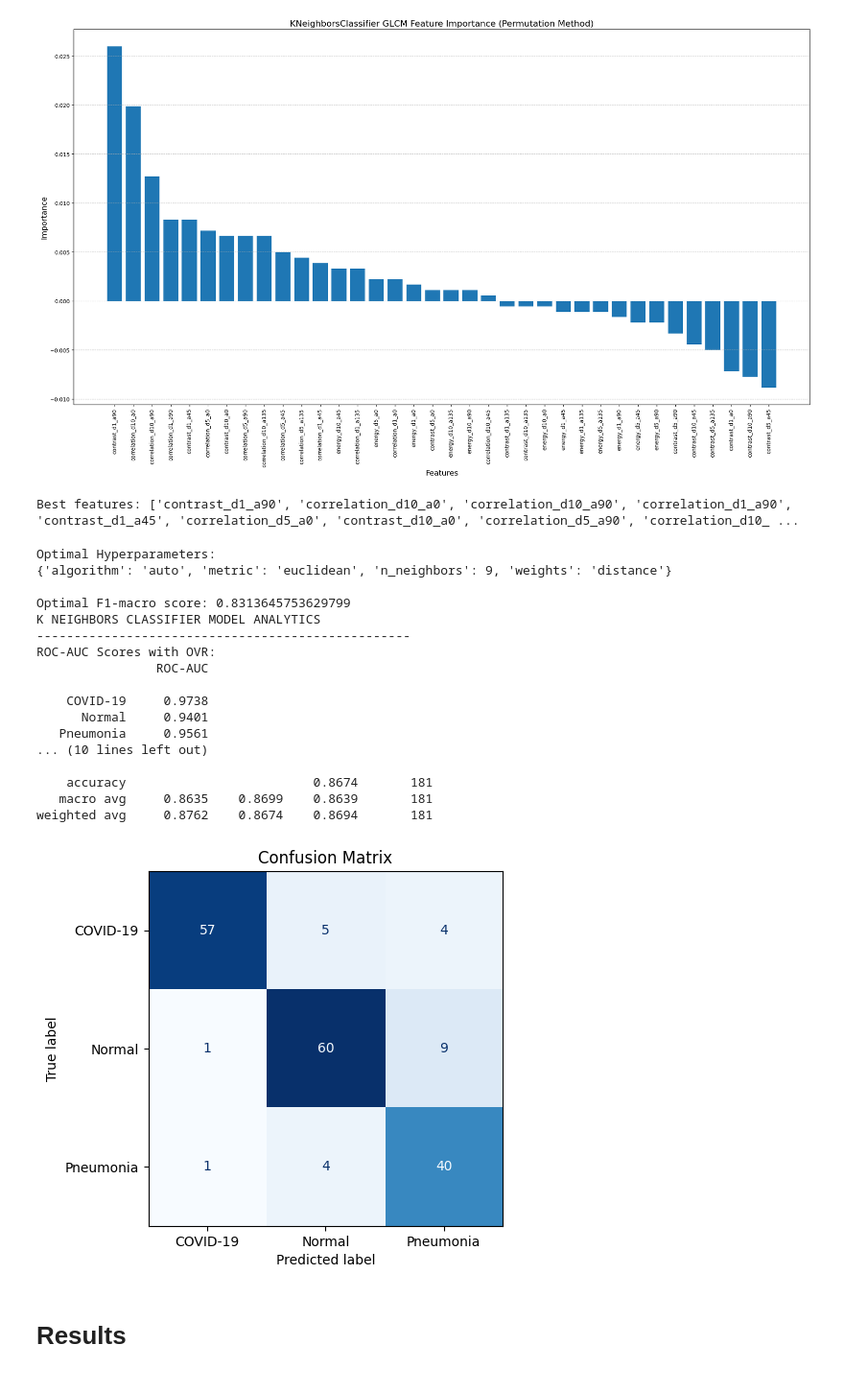
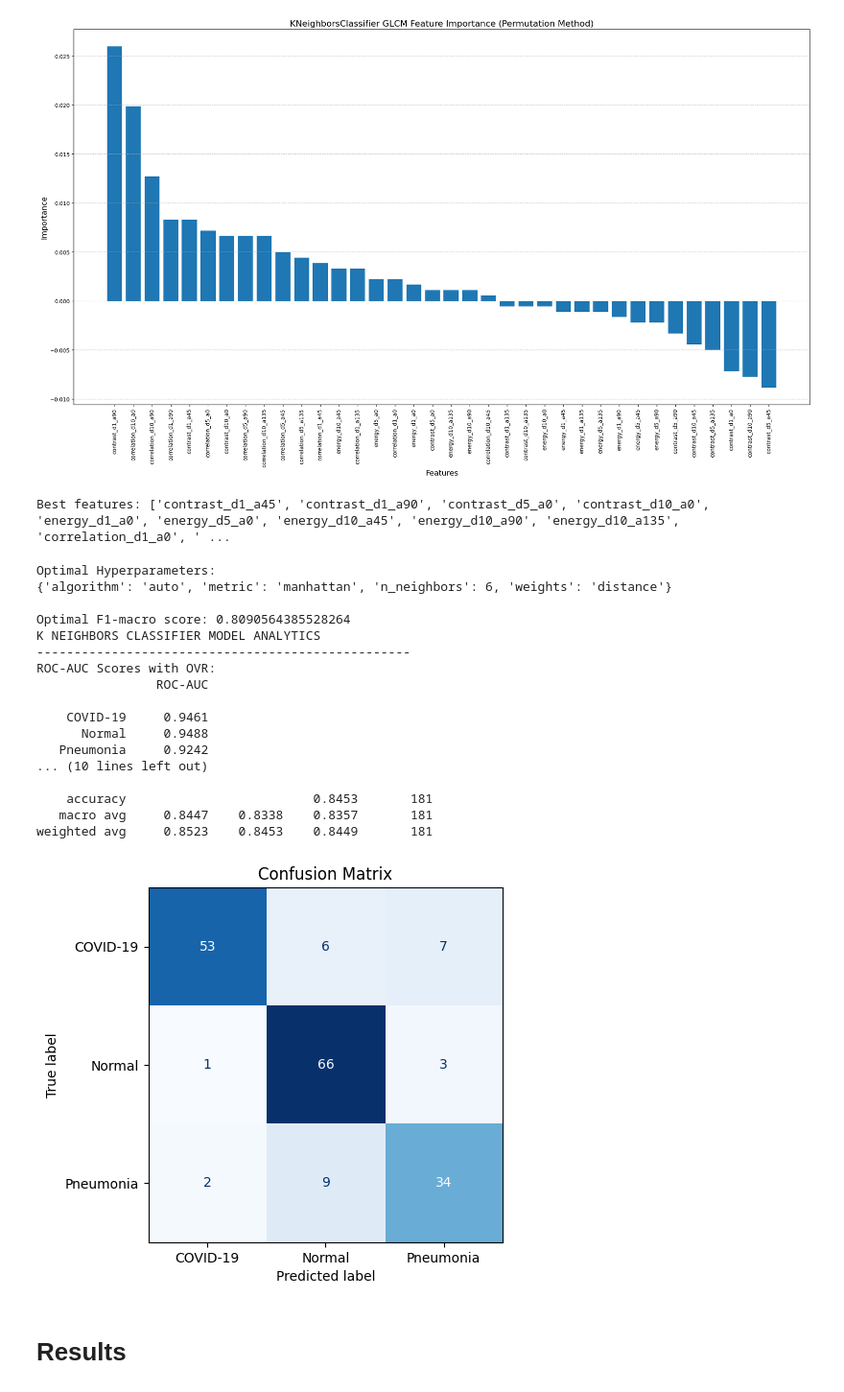
Before and after one commit to bdog18/ChestXRayClassifier, a Jupyter notebook: main.ipynb, the cells around one changed output. Shown at 96% size. Cells and saved outputs as stored; diff of their text form; code cells hidden in the pictures.

```diff
--- a/main.ipynb
+++ b/main.ipynb
@@ -1111,7 +1272,7 @@ We train a linear Support Vector Machine (SVM) on the GLCM features and evaluate
 # %%
 from sklearn.svm import SVC
 
-svc_glcm = SVC(probability=True, random_state=RANDOM_STATE)
+svc_glcm = SVC(probability=True, class_weight='balanced', random_state=RANDOM_STATE)
 
 # Train the classifier
 svc_glcm.fit(X_train_glcm, y_train_glcm)
@@ -1253,8 +1414,9 @@ show_feature_importance(svc_glcm, perm_importances, perm_indices, feature_names)
 # %%
-best_features = [feature_names[i] for i in perm_indices[:10]]
+important_indices = [i for i, importance in enumerate(perm_importances) if importance > 0]
+best_features = [feature_names[i] for i in important_indices]
 print(f"Best features: {best_features}")
 
-# slice to 10 best features of X_train and X_test (y_train and y_test are uneffected)
-X_train_glcm_svc = X_train_glcm[:, perm_indices[:10]].copy()
-X_test_glcm_svc = X_test_glcm[:, perm_indices[:10]].copy()
+# slice to only positive features of X_train and X_test (y_train and y_test are uneffected)
+X_train_glcm_svc = X_train_glcm[:, important_indices].copy()
+X_test_glcm_svc = X_test_glcm[:, important_indices].copy()
 # %% [output]
@@ -1264,8 +1426,7 @@ Best features: ['correlation_d10_a135', 'energy_d10_a90', 'correlation_d5_a0', '
 fine_param_grid = {
     'C': np.logspace(2, 4, 10),  # Values between 100 and 10000
     'gamma': np.logspace(-4, -2, 10),  # Values around 0.001
-    'kernel': ['rbf'],
-    'class_weight': [None, 'balanced']  # Try with class weighting
+    'kernel': ['rbf']
 }
 
 fine_svm_gridsearch = GridSearchCV(
@@ -1285,8 +1446,8 @@ print(fine_svm_gridsearch.best_params_)
 print(f"\nOptimal F1-macro score: {fine_svm_gridsearch.best_score_}")
 
 # Set best estimator as model
-svc_glcm_top_10 = fine_svm_gridsearch.best_estimator_
+svc_glcm_positive_only = fine_svm_gridsearch.best_estimator_
 # Get Results from Model
-get_model_analytics(svc_glcm_top_10, X_test_glcm_svc, y_test_glcm)
+get_model_analytics(svc_glcm_positive_only, X_test_glcm_svc, y_test_glcm)
 # %% [output]
 Optimal Hyperparameters:
@@ -1402,14 +1563,15 @@ show_feature_importance(knn_glcm, perm_importances, perm_indices, feature_names)
 # %% [output]
 [figure]
 # %%
-best_features = [feature_names[i] for i in perm_indices[:10]]
+important_indices = [i for i, importance in enumerate(perm_importances) if importance > 0]
+best_features = [feature_names[i] for i in important_indices]
 print(f"Best features: {best_features}")
 
-# slice to 10 best features of X_train and X_test (y_train and y_test are uneffected)
-X_train_glcm_knn = X_train_glcm[:, perm_indices[:10]].copy()
-X_test_glcm_knn = X_test_glcm[:, perm_indices[:10]].copy()
+# slice to only positive features of X_train and X_test (y_train and y_test are uneffected)
+X_train_glcm_knn = X_train_glcm[:, important_indices].copy()
+X_test_glcm_knn = X_test_glcm[:, important_indices].copy()
 # %% [output]
-Best features: ['contrast_d1_a90', 'correlation_d10_a0', 'correlation_d10_a90', 'correlation_d1_a90', 'contrast_d1_a45', 'correlation_d5_a0', 'contrast_d10_a0', 'correlation_d5_a90', 'correlation_d10_ ...
+Best features: ['contrast_d1_a45', 'contrast_d1_a90', 'contrast_d5_a0', 'contrast_d10_a0', 'energy_d1_a0', 'energy_d5_a0', 'energy_d10_a45', 'energy_d10_a90', 'energy_d10_a135', 'correlation_d1_a0', ' ...
 # %%
 param_grid = {
     'n_neighbors': range(3, 20),
@@ -1420,44 +1582,44 @@ param_grid = {
 grid_search = GridSearchCV(
     knn_glcm,
     param_grid=param_grid,
     cv=5,
     scoring='f1_macro',
     n_jobs=-1,
     verbose=0
 )
 
 grid_search.fit(X_train_glcm_knn, y_train_glcm)
 
 # Print the best hyperparameters and the corresponding score
 print("Optimal Hyperparameters:")
 print(grid_search.best_params_)
 
 print(f"\nOptimal F1-macro score: {grid_search.best_score_}")
 
 # Use the best model from the grid search
-knn_glcm_top_10 = grid_search.best_estimator_
+knn_glcm_positive_only = grid_search.best_estimator_
 
 # Get Results from the optimized model
-get_model_analytics(knn_glcm_top_10, X_test_glcm_knn, y_test_glcm)
+get_model_analytics(knn_glcm_positive_only, X_test_glcm_knn, y_test_glcm)
 # %% [output]
 Optimal Hyperparameters:
-{'algorithm': 'auto', 'metric': 'euclidean', 'n_neighbors': 9, 'weights': 'distance'}
+{'algorithm': 'auto', 'metric': 'manhattan', 'n_neighbors': 6, 'weights': 'distance'}
 
-Optimal F1-macro score: 0.8313645753629799
+Optimal F1-macro score: 0.8090564385528264
 K NEIGHBORS CLASSIFIER MODEL ANALYTICS
 --------------------------------------------------
 ROC-AUC Scores with OVR:
                 ROC-AUC
 
-    COVID-19     0.9738
-      Normal     0.9401
-   Pneumonia     0.9561
+    COVID-19     0.9461
+      Normal     0.9488
+   Pneumonia     0.9242
 ... (10 lines left out)
 
-    accuracy                         0.8674       181
-   macro avg     0.8635    0.8699    0.8639       181
-weighted avg     0.8762    0.8674    0.8694       181
+    accuracy                         0.8453       181
+   macro avg     0.8447    0.8338    0.8357       181
+weighted avg     0.8523    0.8453    0.8449       181
-[figure, old version]
+[figure, new version]
 # %% [markdown]
 # Results
 # %%
```
Also changed, not shown: parts of 28 cells of this notebook, 6 other files.
